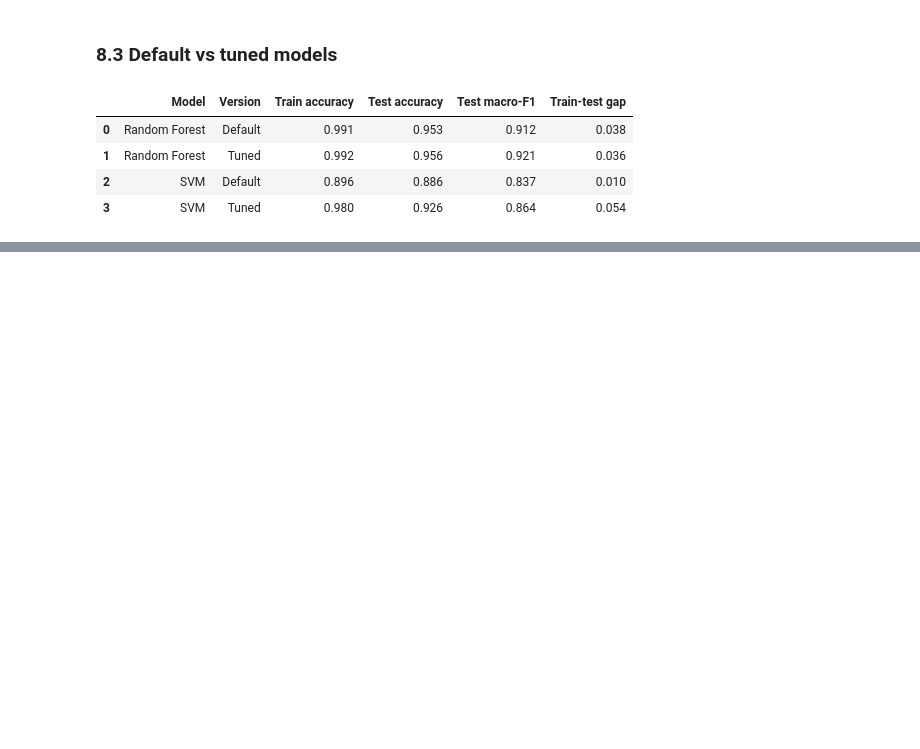
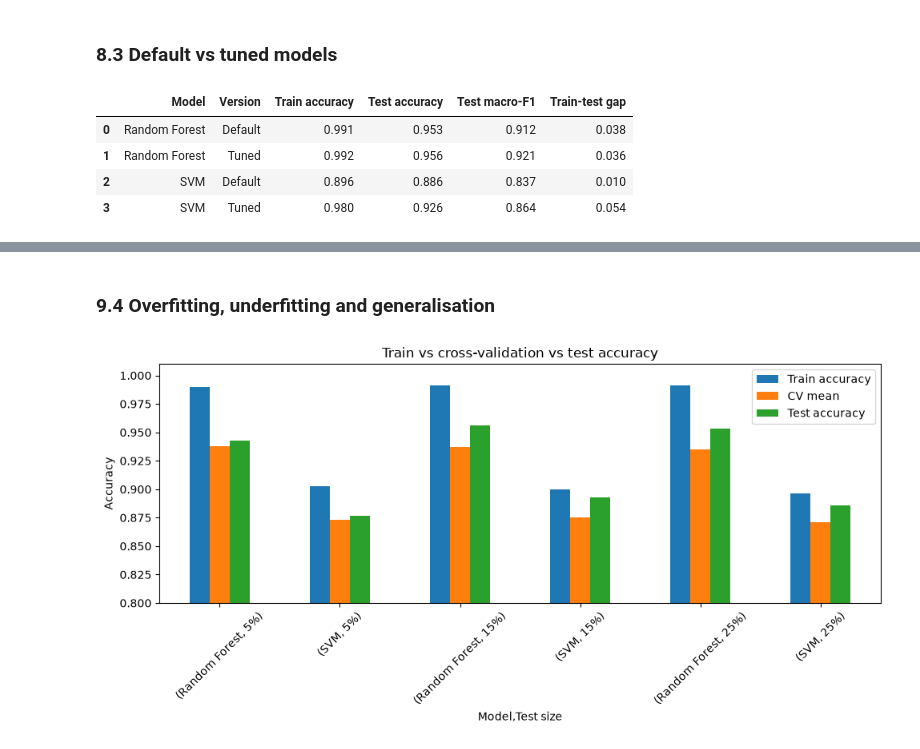
Before and after one commit to sba26106-bit/machine-learning-ca1, a Jupyter notebook: CA1_ML.ipynb, the cells around one changed output, grey strips where cells are left out. Saved outputs shown, nothing was run; the diff lists cells and outputs as text; code cells hidden in the pictures; blank space fills up the shorter version.

```diff
--- a/CA1_ML.ipynb
+++ b/CA1_ML.ipynb
@@ -631,0 +745,14 @@ The highest `Train-test gap` has Tuned SVM.
+# %% [markdown]
+### 9.4 Overfitting, underfitting and generalisation
+# %%
+# Train, CV and test accuracy for each model and split
+ax = results_df.set_index(['Model', 'Test size'])[['Train accuracy', 'CV mean', 'Test accuracy']].plot(
+    kind='bar', figsize=(10, 5))
+ax.set_title('Train vs cross-validation vs test accuracy')
+ax.set_ylabel('Accuracy')
+ax.set_ylim(0.8, 1.01)
+ax.tick_params(axis='x', rotation=45)
+plt.tight_layout()
+plt.show()
+# %% [output]
+[figure, added]
```
Also changed, not shown: parts of 22 cells of this notebook, 1 other file.
